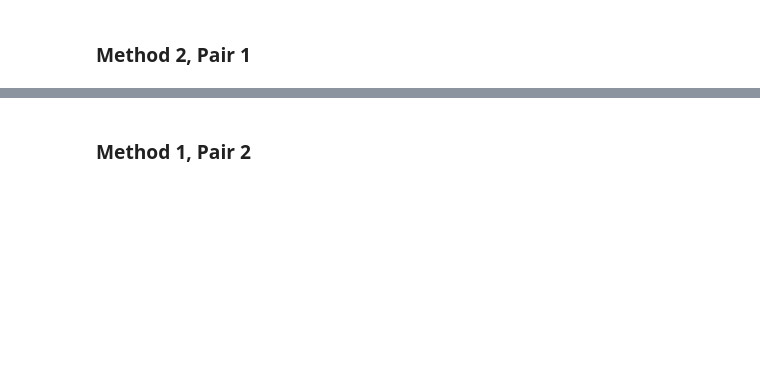
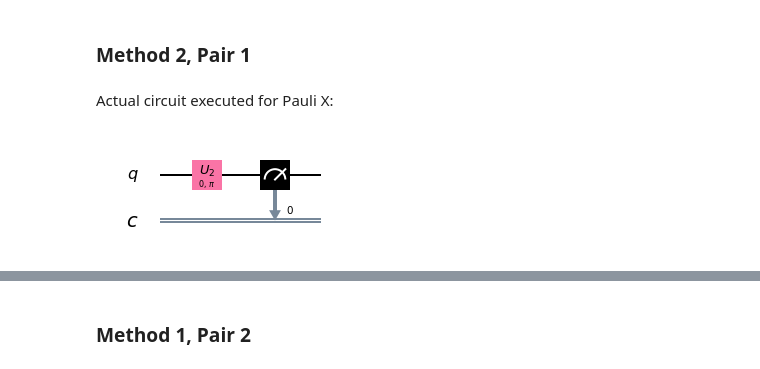
Before and after one commit to MIWdlB/Qiskit-Group-Project, a Jupyter notebook: Lab script template.ipynb, the cells around one changed output, grey strips where cells are left out. Cells and saved outputs as stored; diff of their text form; code cells hidden in the pictures; blank space fills up the shorter version.

```diff
--- a/Lab script template.ipynb
+++ b/Lab script template.ipynb
@@ -218 +226,7 @@ exp_val_pair_1_method_2 = np.cos(theta) * exp_val_X + np.sin(theta) * exp_val_Y
 err_pair_1_method_2 = abs(exp_val_pair_1_method_2 - true_val_pair_1)
+# %% [markdown]
+Actual circuit executed for Pauli X:
+# %%
+circuit_drawer(transpile(circuit_X, backend=backend), output='mpl')
+# %% [output]
+[figure, added]
```
Also changed, not shown: parts of 24 cells of this notebook.
